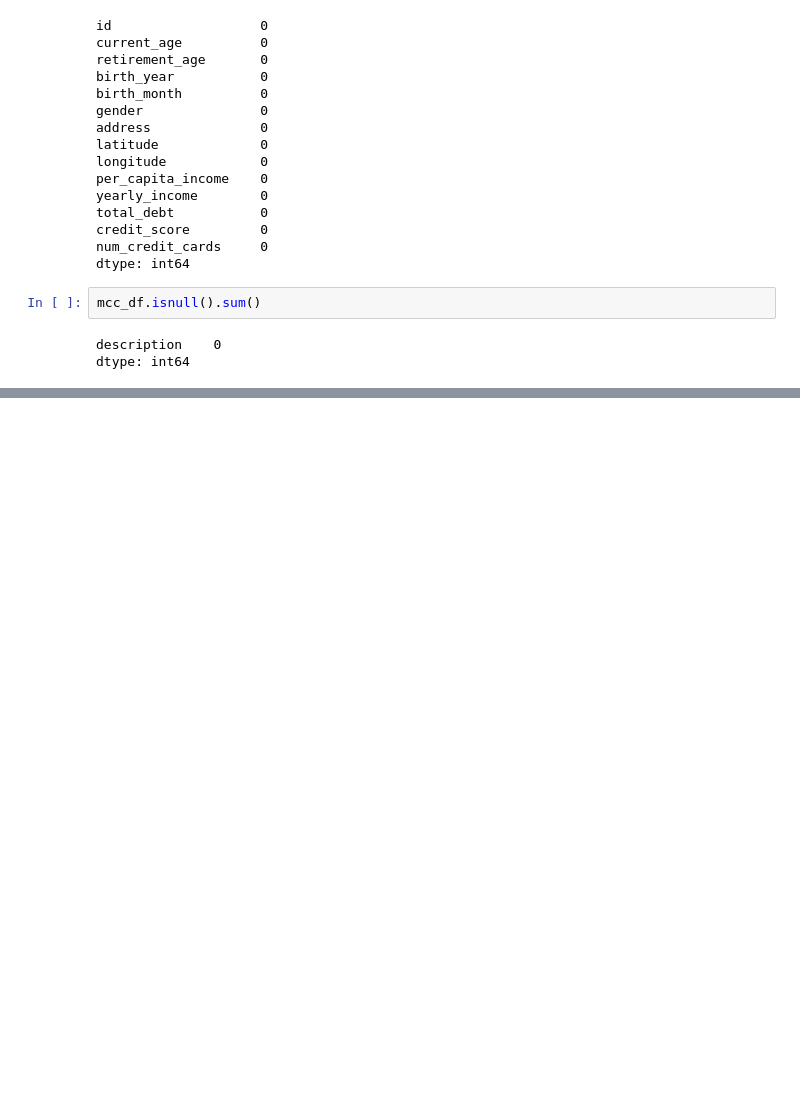
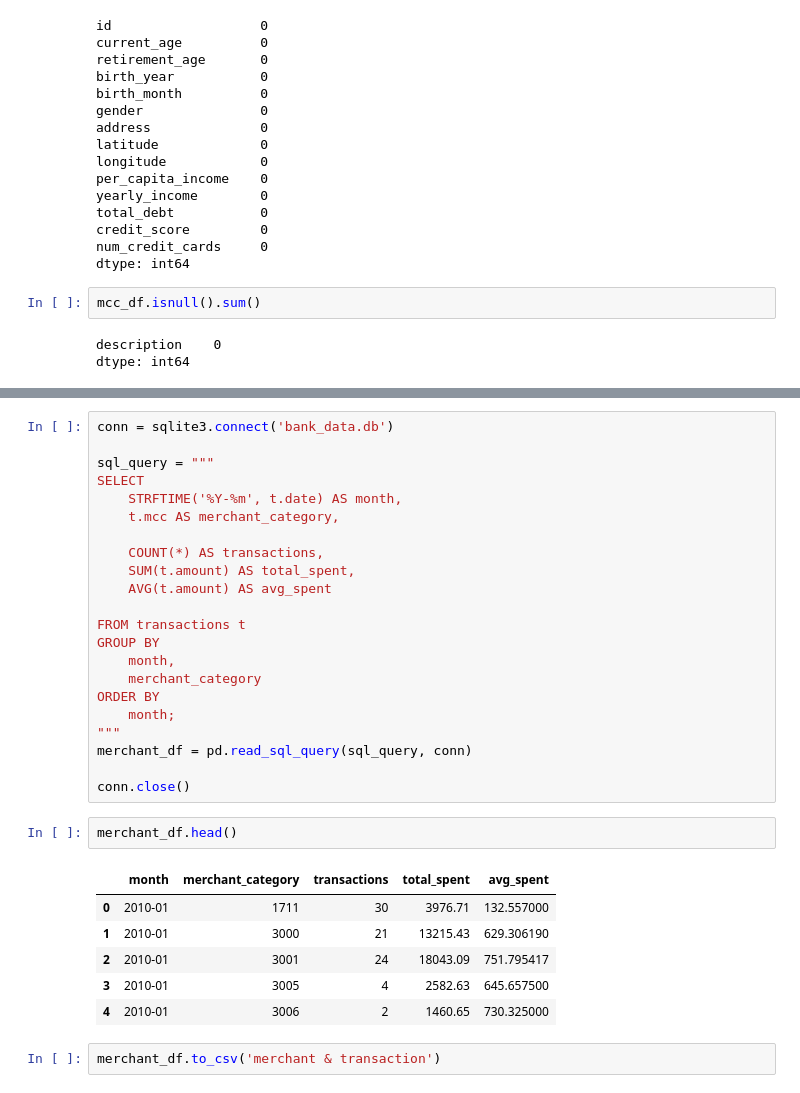
Before and after one commit to dmgg90/Financial-Transactions, a Jupyter notebook: Notebook/Data-Extraction.ipynb, the cells around one changed output, grey strips where cells are left out. Drawn from its saved outputs; the diff is of its cells as text; blank space fills up the shorter version.

```diff
--- a/Notebook/Data-Extraction.ipynb
+++ b/Notebook/Data-Extraction.ipynb
@@ -286,0 +369,33 @@ df.to_csv('customer analysis.csv', index=False)
+# %%
+conn = sqlite3.connect('bank_data.db')
+
+sql_query = """
+SELECT
+    STRFTIME('%Y-%m', t.date) AS month,
+    t.mcc AS merchant_category,
+
+    COUNT(*) AS transactions,
+    SUM(t.amount) AS total_spent,
+    AVG(t.amount) AS avg_spent
+
+FROM transactions t
+GROUP BY
+    month,
+    merchant_category
+ORDER BY
+    month;
+"""
+merchant_df = pd.read_sql_query(sql_query, conn)
+
+conn.close()
+# %%
+merchant_df.head()
+# %% [output]
+|  | month | merchant_category | transactions | total_spent | avg_spent |
+| 0 | 2010-01 | 1711 | 30 | 3976.71 | 132.557000 |
+| 1 | 2010-01 | 3000 | 21 | 13215.43 | 629.306190 |
+| 2 | 2010-01 | 3001 | 24 | 18043.09 | 751.795417 |
+| 3 | 2010-01 | 3005 | 4 | 2582.63 | 645.657500 |
+| 4 | 2010-01 | 3006 | 2 | 1460.65 | 730.325000 |
+# %%
+merchant_df.to_csv('merchant & transaction')
```
Also changed, not shown: parts of 16 cells of this notebook, 2 other files.
